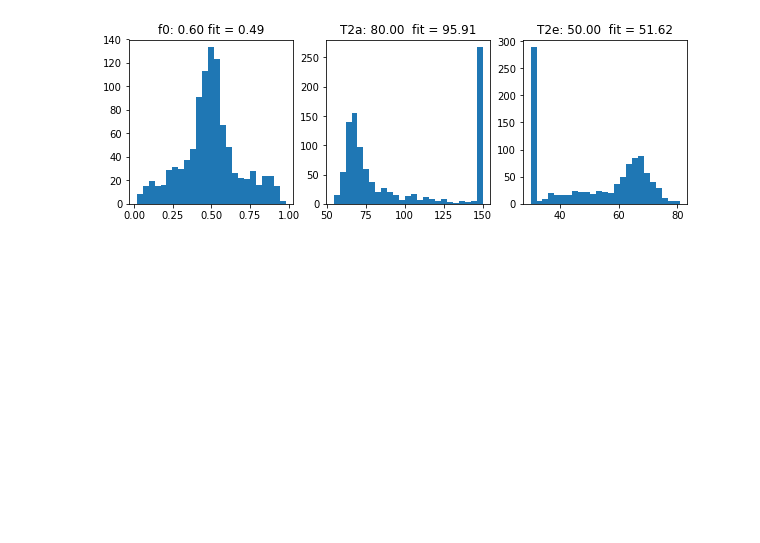
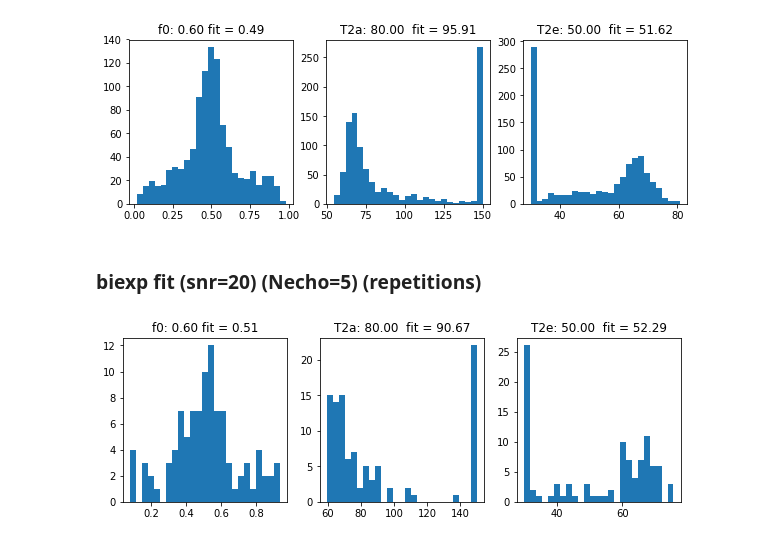
Before and after one commit to mpaquette/breakthrough_test, a Jupyter notebook: TE dependance in signal fraction and volume fraction modeling.ipynb, the cells around one changed output. Drawn from its saved outputs; the diff is of its cells as text; code cells hidden in the pictures; blank space fills up the shorter version.

Commit message:
added some biexp fit fail

```diff
--- a/TE dependance in signal fraction and volume fraction modeling.ipynb
+++ b/TE dependance in signal fraction and volume fraction modeling.ipynb
@@ -304,3 +304,50 @@ pl.gca().set_aspect(1./pl.gca().get_data_ratio())
 pl.show()
 # %% [output]
 [figure]
+# %% [markdown]
+### biexp fit (snr=20) (Necho=5) (repetitions)
+# %%
+T2a = 80
+T2e = 50
+f0 = 0.6
+
+sigma = 0.05 # snr = 20
+
+f0fit = []
+T2afit = []
+T2efit = []
+
+TEmin = 35
+TEmax = 150
+
+for N in [5]:
+    TE = np.linspace(TEmin, TEmax, N)
+    for i in range(100):
+        decay = app_T2_decay(TE, f0, T2a, T2e) + sigma*np.random.randn(N)
+        popt, _ = opt.curve_fit(biexpfunc, TE, decay, p0=(0.5, 71, 69), bounds=([0, 30, 30],[1, 150, 150]), maxfev=1200)
+        # enforce T2a >= T2e
+        if popt[1] >= popt[2]:
+            f0fit.append(popt[0])
+            T2afit.append(popt[1])
+            T2efit.append(popt[2])
+        else:
+            f0fit.append(1-popt[0])
+            T2afit.append(popt[2])
+            T2efit.append(popt[1])
+# %%
+pl.figure()
+pl.subplot(1,3,1)
+pl.hist(f0fit, bins=25)
+pl.title('f0: {:.2f} fit = {:.2f}'.format(f0, np.mean(f0fit)))
+pl.gca().set_aspect(1./pl.gca().get_data_ratio())
+pl.subplot(1,3,2)
+pl.hist(T2afit, bins=25)
+pl.title('T2a: {:.2f}  fit = {:.2f}'.format(T2a, np.mean(T2afit)))
+pl.gca().set_aspect(1./pl.gca().get_data_ratio())
+pl.subplot(1,3,3)
+pl.hist(T2efit, bins=25)
+pl.title('T2e: {:.2f}  fit = {:.2f}'.format(T2e, np.mean(T2efit)))
+pl.gca().set_aspect(1./pl.gca().get_data_ratio())
+pl.show()
+# %% [output]
+[figure, added]
```
Also changed, not shown: parts of 1 cell of this notebook.
